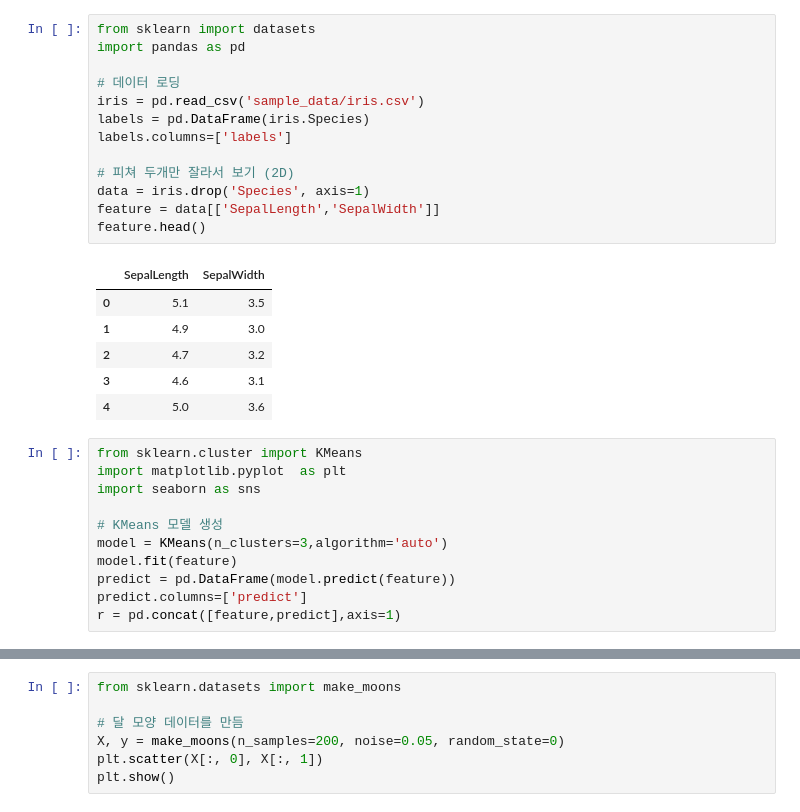
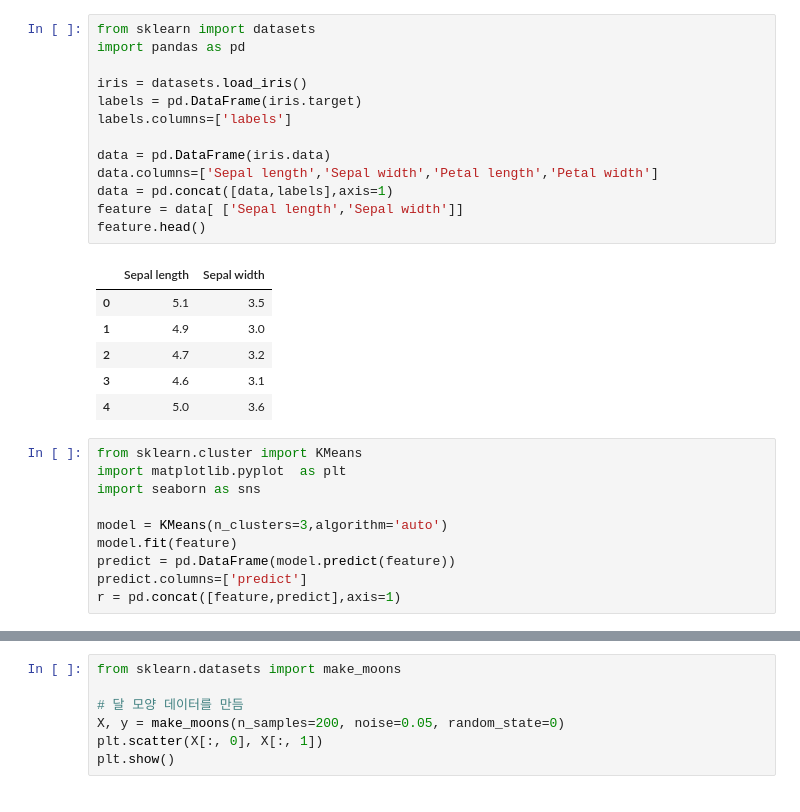
Before and after one commit to hyunwoongko/bigdata-lecture, a Jupyter notebook: _notebooks/05_03_군집분석_클러스터링.ipynb, the cells around one changed output, grey strips where cells are left out. Cells and saved outputs as stored; diff of their text form.

```diff
--- a/_notebooks/05_03_군집분석_클러스터링.ipynb
+++ b/_notebooks/05_03_군집분석_클러스터링.ipynb
@@ -279,18 +279,18 @@ sklearn에서는 `from sklearn.cluster import KMeans`를 이용해 사용할 수
 # %%
 from sklearn import datasets
 import pandas as pd
 
-# 데이터 로딩
-iris = pd.read_csv('sample_data/iris.csv')
-labels = pd.DataFrame(iris.Species)
+iris = datasets.load_iris()
+labels = pd.DataFrame(iris.target)
 labels.columns=['labels']
 
-# 피쳐 두개만 잘라서 보기 (2D)
-data = iris.drop('Species', axis=1)
-feature = data[['SepalLength','SepalWidth']]
+data = pd.DataFrame(iris.data)
+data.columns=['Sepal length','Sepal width','Petal length','Petal width']
+data = pd.concat([data,labels],axis=1)
+feature = data[ ['Sepal length','Sepal width']]
 feature.head()
 # %% [output]
-|  | SepalLength | SepalWidth |
+|  | Sepal length | Sepal width |
 | 0 | 5.1 | 3.5 |
 | 1 | 4.9 | 3.0 |
 | 2 | 4.7 | 3.2 |
@@ -301,7 +301,6 @@ from sklearn.cluster import KMeans
 import matplotlib.pyplot  as plt
 import seaborn as sns
 
-# KMeans 모델 생성
 model = KMeans(n_clusters=3,algorithm='auto')
 model.fit(feature)
 predict = pd.DataFrame(model.predict(feature))
```
Also changed, not shown: parts of 14 cells of this notebook.
